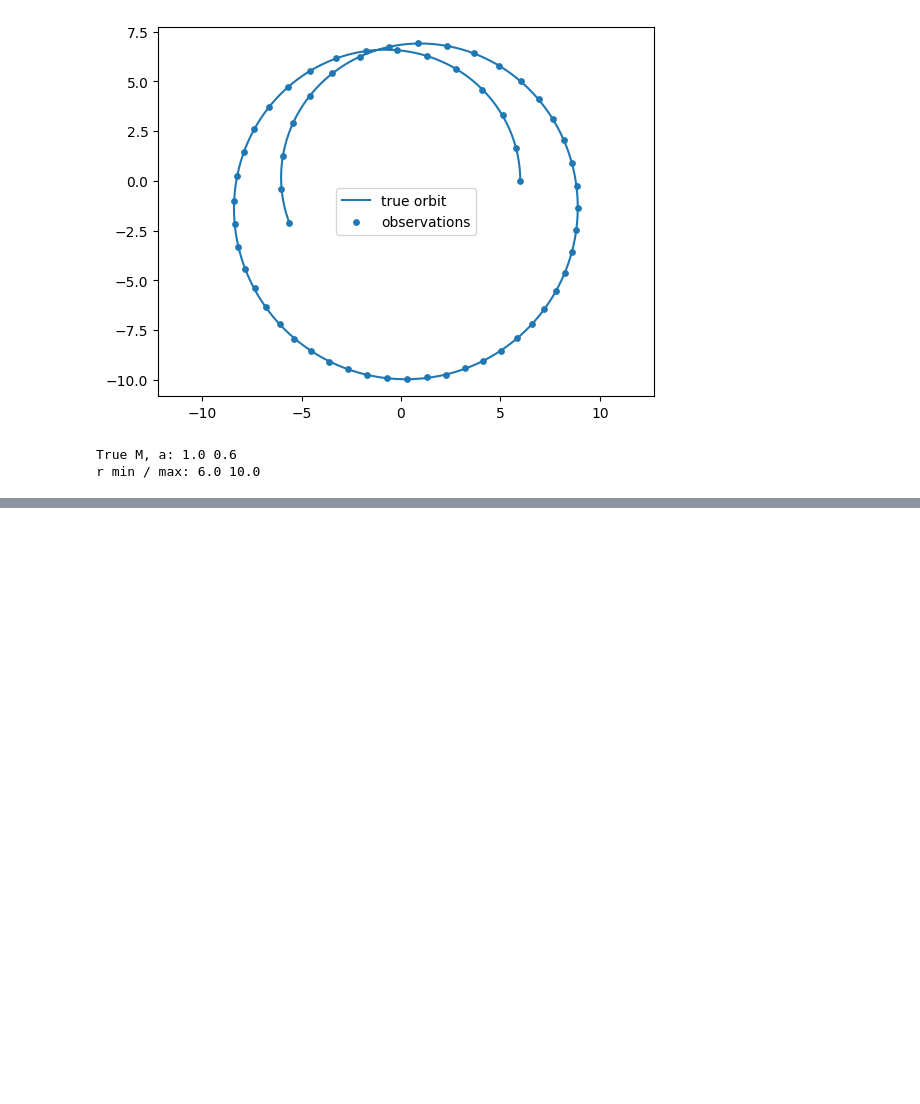
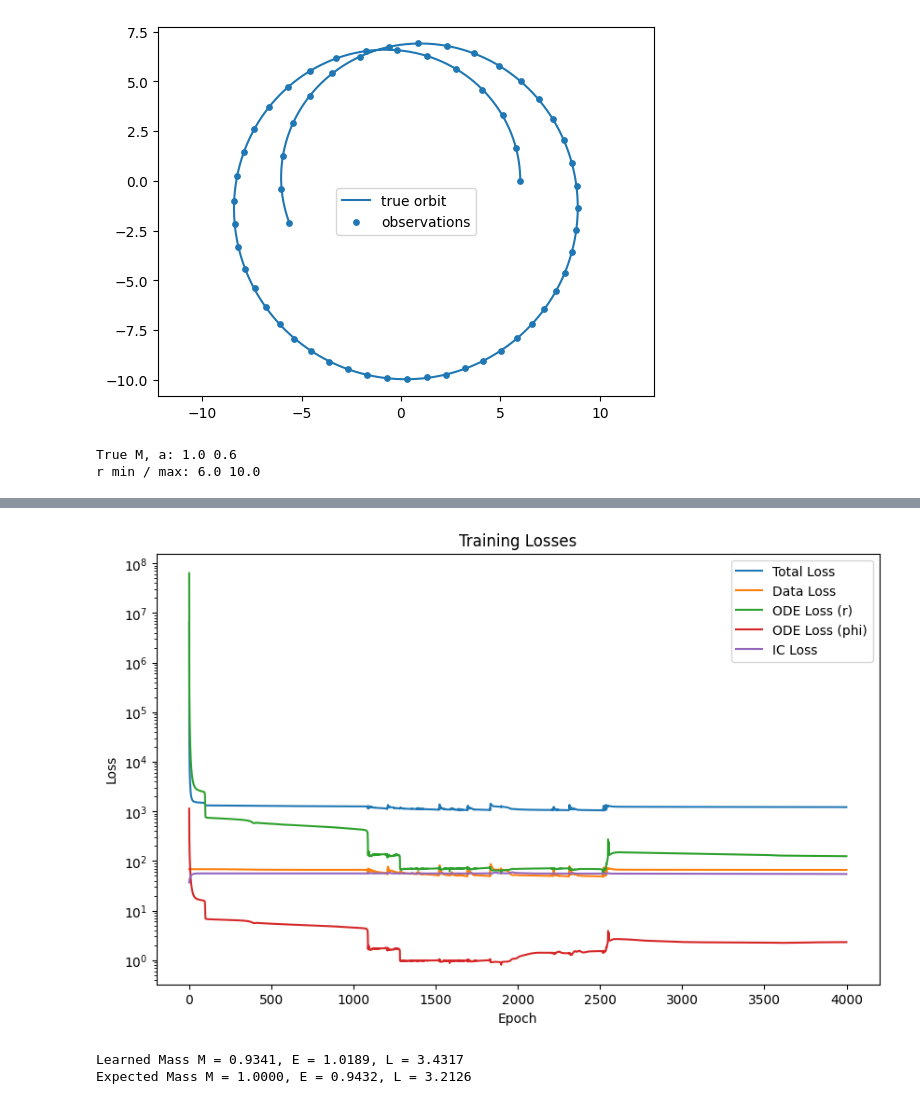
Before and after one commit to sushelan/blackhole-PINN, a Jupyter notebook: main.ipynb, the cells around one changed output, grey strips where cells are left out. Drawn from its saved outputs; the diff is of its cells as text; code cells hidden in the pictures; blank space fills up the shorter version.

```diff
--- a/main.ipynb
+++ b/main.ipynb
@@ -263,0 +392,22 @@ r min / max: 6.0 10.0
+# %%
+# data = generate_synthetic_orbit()
+# start at perihelion
+r0 = data.r_peri
+phi0 = 0.0
+a = data.a_true
+model = BlackHolePINN(r0=r0, phi0=phi0, a=a)
+
+optimizer = torch.optim.Adam(model.parameters(), lr=0.01)
+
+# Hyperparameters for weighting the loss terms
+lambda_data = 10.0
+lambda_ic   = 10.0
+lambda_ode  = 0.1
+
+# For logging
+num_epochs = 4000
+print_every = 200
+
+l_data_tensor = torch.tensor(data.lam_obs, dtype=torch.float32).unsqueeze(1)
+x_data = torch.tensor(data.x_obs, dtype=torch.float32).unsqueeze(1)
+y_data = torch.tensor(data.y_obs, dtype=torch.float32).unsqueeze(1)
@@ -263,0 +471,34 @@ r min / max: 6.0 10.0
+# %%
+plt.figure(figsize=(10,6))
+plt.plot(total_losses, label='Total Loss')
+plt.plot(data_losses, label='Data Loss')
+plt.plot(ode_losses_r, label='ODE Loss (r)')
+plt.plot(ode_losses_phi, label='ODE Loss (phi)')
+plt.plot(ic_losses, label='IC Loss')
+plt.yscale('log')
+plt.xlabel('Epoch')
+plt.ylabel('Loss')
+plt.title('Training Losses')
+plt.legend()
+plt.show()
+# %% [output]
+[figure, added]
+# %%
+# Put model in evaluation mode
+model.eval()
+
+with torch.no_grad():
+    lam_full = torch.tensor(data.lam_true, dtype=torch.float32).unsqueeze(1)  # full trajectory
+    r_pred, phi_pred = model(lam_full)
+    x_pred = r_pred * torch.cos(phi_pred)
+    y_pred = r_pred * torch.sin(phi_pred)
+
+# Access learned parameters
+M_learned = model.M.item()
+E_learned = model.E.item()
+L_learned = model.L.item()
+print(f"Learned Mass M = {M_learned:.4f}, E = {E_learned:.4f}, L = {L_learned:.4f}")
+print(f"Expected Mass M = {data.M_true:.4f}, E = {data.E_true:.4f}, L = {data.L_true:.4f}")
+# %% [output]
+Learned Mass M = 0.9341, E = 1.0189, L = 3.4317
+Expected Mass M = 1.0000, E = 0.9432, L = 3.2126
```
Also changed, not shown: parts of 8 cells of this notebook.
